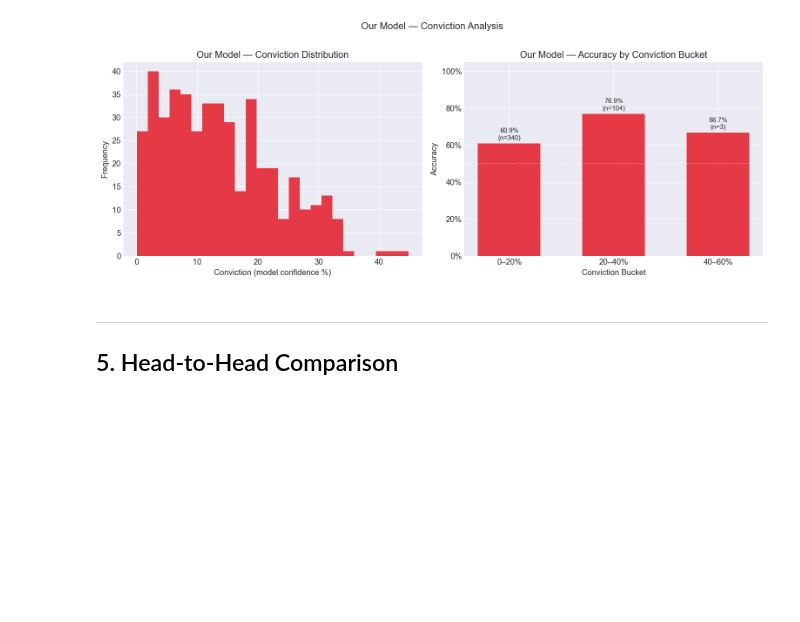
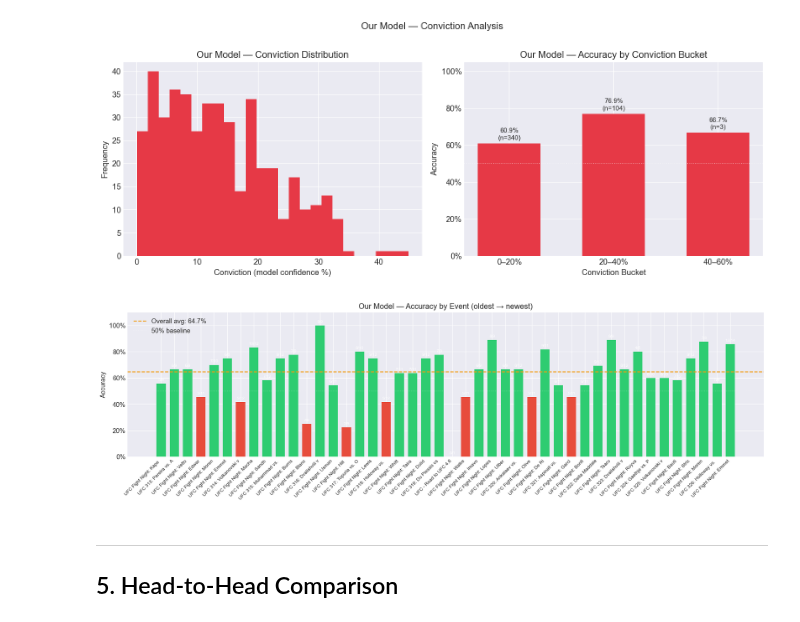
Before and after one commit to kibbbles/ufc_analytics_platform, a Jupyter notebook: backend/eda/ufc_model_comparison.ipynb, the cells around one changed output. Drawn from its saved outputs; the diff is of its cells as text; code cells hidden in the pictures; blank space fills up the shorter version.

Commit message:
feat(eda): add our model accuracy-by-event bar chart to section 4
Mirrors the UFC Bet Companion event accuracy chart in section 2,
showing our model's per-event accuracy chronologically with green/red
bars, overall avg line, and correct/total annotations.

Co-Authored-By: Claude Sonnet 4.6 <noreply@anthropic.com>

```diff
--- a/backend/eda/ufc_model_comparison.ipynb
+++ b/backend/eda/ufc_model_comparison.ipynb
@@ -526,6 +526,45 @@ plt.tight_layout()
 plt.show()
 # %% [output]
 [figure]
+# %%
+# ── Our model accuracy by event (oldest → newest) ─────────────────────────────
+our_event_acc = (
+    our_resolved
+    .groupby(['event_name', 'event_date'])
+    .agg(correct=('is_correct', 'sum'), total=('is_correct', 'count'))
+    .reset_index()
+    .sort_values('event_date')
+    .reset_index(drop=True)
+)
+our_event_acc['accuracy'] = our_event_acc['correct'] / our_event_acc['total']
+
+fig, ax = plt.subplots(figsize=(16, 5))
+colors = ['#2ecc71' if a >= 0.5 else '#e74c3c' for a in our_event_acc['accuracy']]
+ax.bar(range(len(our_event_acc)), our_event_acc['accuracy'],
+       color=colors, edgecolor='none', width=0.7)
+ax.axhline(our_accuracy, color='#f39c12', linestyle='--', linewidth=1.5,
+           label=f'Overall avg: {our_accuracy:.1%}')
+ax.axhline(0.5, color='white', linestyle=':', linewidth=1, alpha=0.4, label='50% baseline')
+ax.set_xticks(range(len(our_event_acc)))
+ax.set_xticklabels(
+    [e[:22] for e in our_event_acc['event_name']],
+    rotation=45, ha='right', fontsize=8
+)
+ax.yaxis.set_major_formatter(mticker.PercentFormatter(1.0))
+ax.set_ylim(0, 1.1)
+ax.set_title('Our Model — Accuracy by Event (oldest → newest)')
+ax.set_ylabel('Accuracy')
+ax.legend()
+
+for i, row in our_event_acc.iterrows():
+    ax.text(i, row['accuracy'] + 0.02,
+            f"{int(row['correct'])}/{int(row['total'])}",
+            ha='center', fontsize=7, color='white')
+
+plt.tight_layout()
+plt.show()
+# %% [output]
+[figure, added]
 # %% [markdown]
 ---
 ## 5. Head-to-Head Comparison
```
